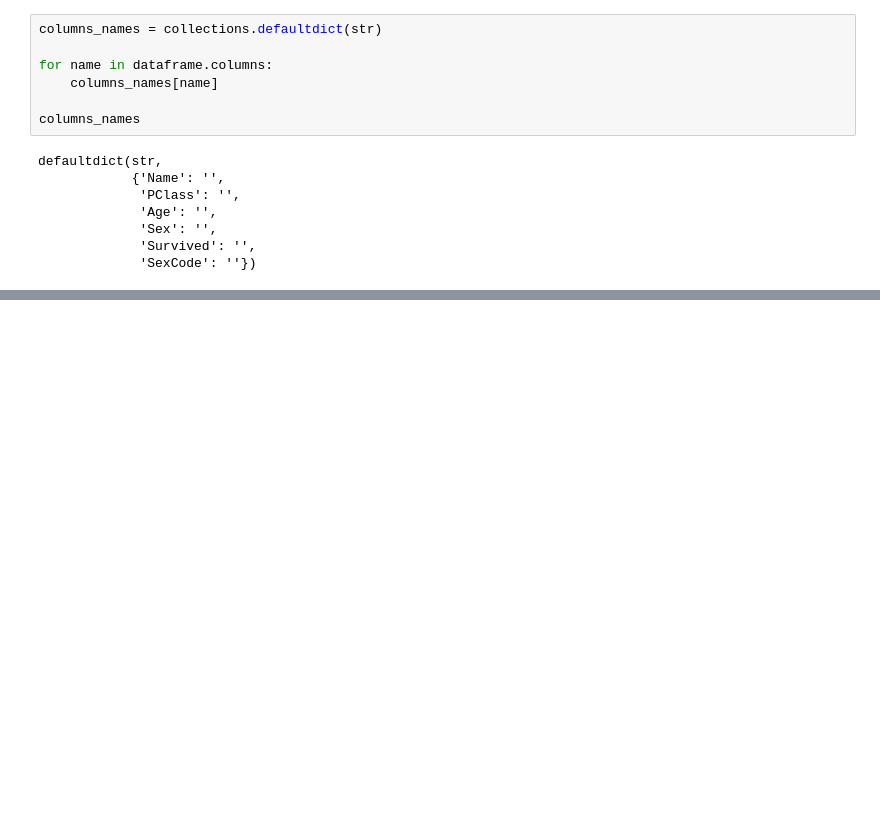
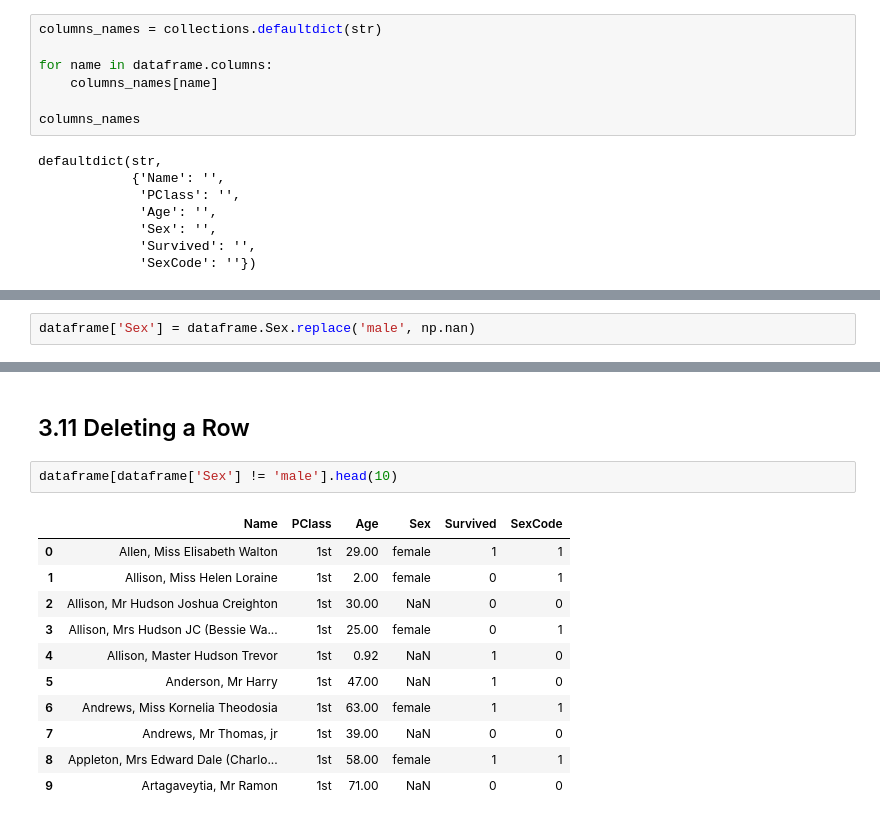
Before and after one commit to mahelvson/MachineLearningCookBook, a Jupyter notebook: Chap03 - Data Wrangling.ipynb, the cells around one changed output, grey strips where cells are left out. Drawn from its saved outputs; the diff is of its cells as text; blank space fills up the shorter version.

```diff
--- a/Chap03 - Data Wrangling.ipynb
+++ b/Chap03 - Data Wrangling.ipynb
@@ -197,0 +275,2 @@ defaultdict(str,
+# %%
+dataframe['Sex'] = dataframe.Sex.replace('male', np.nan)
@@ -197,0 +309,16 @@ defaultdict(str,
+# %% [markdown]
+## 3.11 Deleting a Row
+# %%
+dataframe[dataframe['Sex'] != 'male'].head(10)
+# %% [output]
+|  | Name | PClass | Age | Sex | Survived | SexCode |
+| 0 | Allen, Miss Elisabeth Walton | 1st | 29.00 | female | 1 | 1 |
+| 1 | Allison, Miss Helen Loraine | 1st | 2.00 | female | 0 | 1 |
+| 2 | Allison, Mr Hudson Joshua Creighton | 1st | 30.00 | NaN | 0 | 0 |
+| 3 | Allison, Mrs Hudson JC (Bessie Wa... | 1st | 25.00 | female | 0 | 1 |
+| 4 | Allison, Master Hudson Trevor | 1st | 0.92 | NaN | 1 | 0 |
+| 5 | Anderson, Mr Harry | 1st | 47.00 | NaN | 1 | 0 |
+| 6 | Andrews, Miss Kornelia Theodosia | 1st | 63.00 | female | 1 | 1 |
+| 7 | Andrews, Mr Thomas, jr | 1st | 39.00 | NaN | 0 | 0 |
+| 8 | Appleton, Mrs Edward Dale (Charlo... | 1st | 58.00 | female | 1 | 1 |
+| 9 | Artagaveytia, Mr Ramon | 1st | 71.00 | NaN | 0 | 0 |
```
Also changed, not shown: parts of 55 cells of this notebook.
